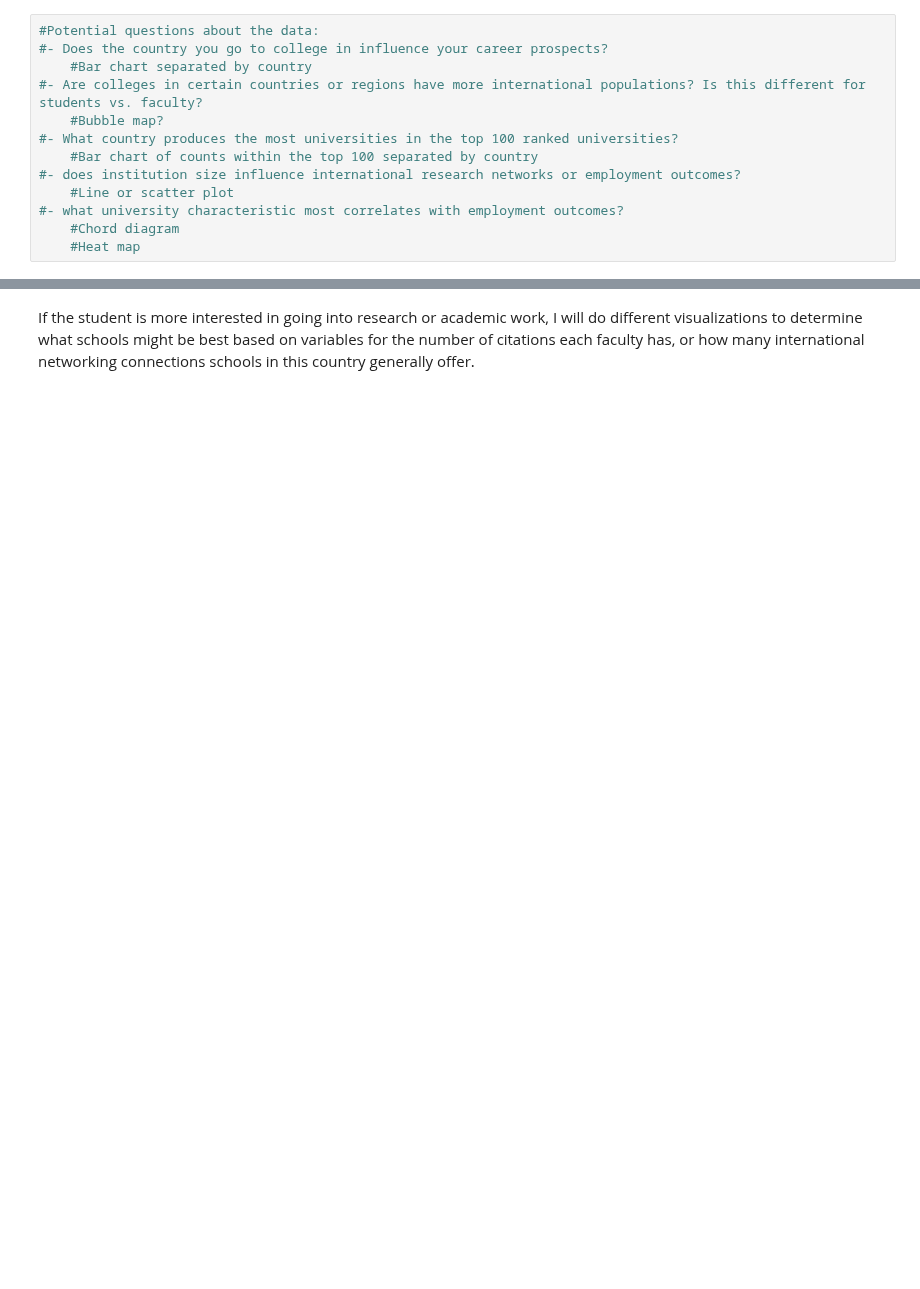
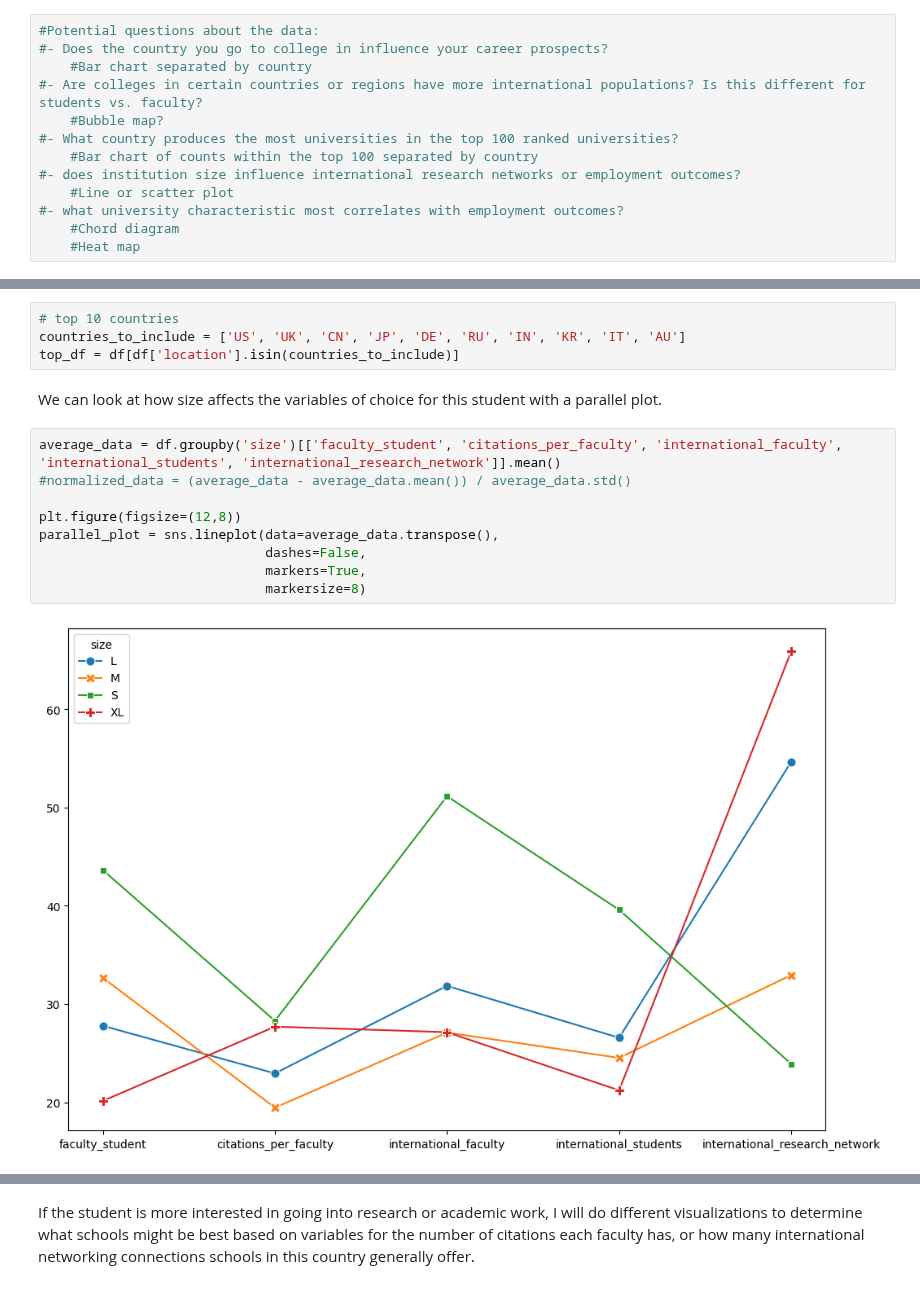
Before and after one commit to thezachdrake/UMD-INST760-Summer2024, a Jupyter notebook: notebooks/McNair-Notebook.ipynb, the cells around one changed output, grey strips where cells are left out. Drawn from its saved outputs; the diff is of its cells as text; blank space fills up the shorter version.

```diff
--- a/notebooks/McNair-Notebook.ipynb
+++ b/notebooks/McNair-Notebook.ipynb
@@ -73,0 +93,17 @@ df.describe()
+# %%
+# top 10 countries
+countries_to_include = ['US', 'UK', 'CN', 'JP', 'DE', 'RU', 'IN', 'KR', 'IT', 'AU']
+top_df = df[df['location'].isin(countries_to_include)]
+# %% [markdown]
+We can look at how size affects the variables of choice for this student with a parallel plot.
+# %%
+average_data = df.groupby('size')[['faculty_student', 'citations_per_faculty', 'international_faculty', 'international_students', 'international_research_network']].mean()
+#normalized_data = (average_data - average_data.mean()) / average_data.std()
+
+plt.figure(figsize=(12,8))
+parallel_plot = sns.lineplot(data=average_data.transpose(),
+                             dashes=False,
+                             markers=True,
+                             markersize=8)
+# %% [output]
+[figure, added]
```
Also changed, not shown: parts of 27 cells of this notebook.
